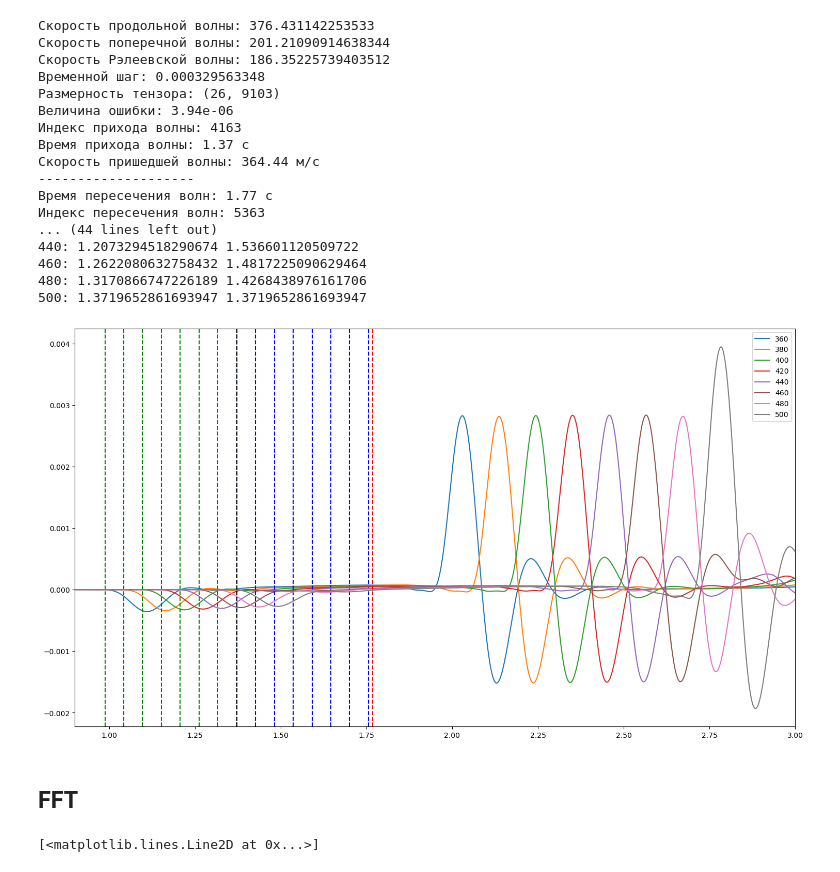
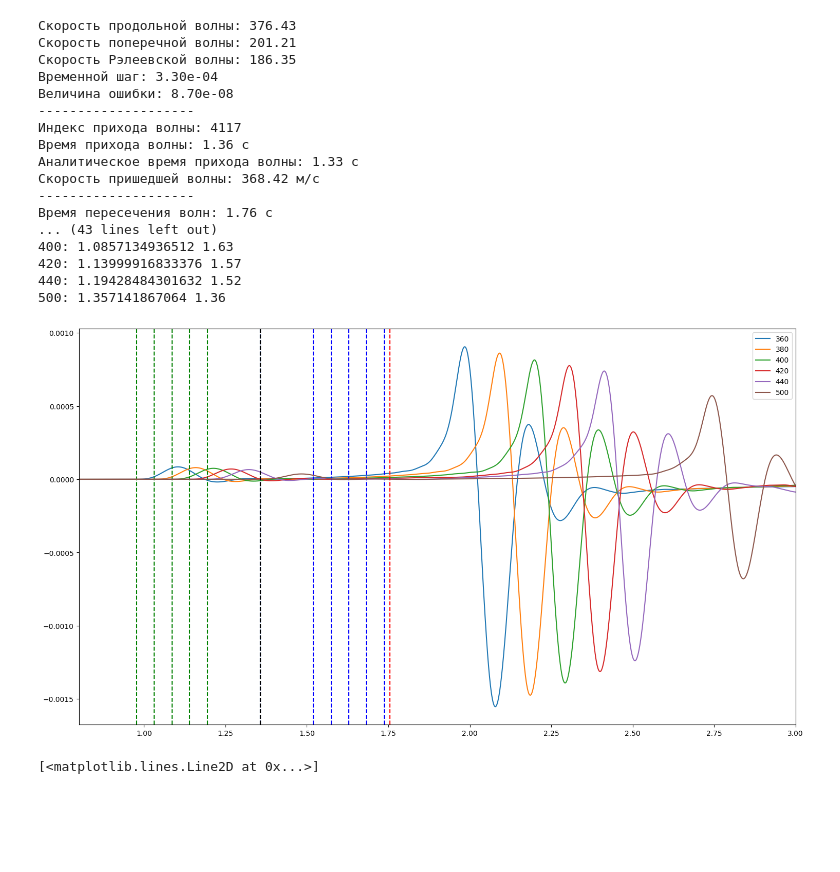
Before and after one commit to terilat/SGYAnalyzer, a Jupyter notebook: convergence_check.ipynb, the cells around one changed output. Drawn from its saved outputs; the diff is of its cells as text; code cells hidden in the pictures; blank space fills up the shorter version.

```diff
--- a/convergence_check.ipynb
+++ b/convergence_check.ipynb
@@ -329,0 +13,3 @@ print(demphire.tensors_list[20][7].shape)
+# %%
+tensor_0, time_line_0, time_evaluation_0 = get_seysmic_tensor(os.path.join('sgy_files'), exp='lamb_demphire_R_0_20_7')
+tensor_1, time_line_1, time_evaluation_1 = get_seysmic_tensor(os.path.join('sgy_files'), exp='lamb_demphire_R_01_20_7')
@@ -329,0 +43,5 @@ print(demphire.tensors_list[20][7].shape)
+# %%
+receiver_visibility = [True for _ in range(tensor_0['Uy'].shape[0])]
+# receiver_visibility[-1] = True
+# receiver_visibility[-2] = False
+# receiver_visibility[-3] = False
@@ -330,36 +85,34 @@ print(demphire.tensors_list[20][7].shape)
 # %%
 demphing_analysis(
+    tensor=tensor_1['Uy'],
+    time_line=time_line_0,
     size_block=20,
-    order=7,
-    variable=0,
-    epsilon_order=1e-3,
     T=3,
-    convergence_object=demphire,
     E=2e+8,
     nu=0.3,
     rho=1900,
     L=500,
-    x_0=0.9,
-    x_1=3
+    x_0=0.8,
+    x_1=3,
+    epsilon_order=1e-3,
+    receiver_visibility=receiver_visibility,
 )
 # %% [output]
-Скорость продольной волны: 376.431142253533
-Скорость поперечной волны: 201.21090914638344
-Скорость Рэлеевской волны: 186.35225739403512
-Временной шаг: 0.000329563348
-Размерность тензора: (26, 9103)
-Величина ошибки: 3.94e-06
-Индекс прихода волны: 4163
-Время прихода волны: 1.37 с
-Скорость пришедшей волны: 364.44 м/с
+Скорость продольной волны: 376.43
+Скорость поперечной волны: 201.21
+Скорость Рэлеевской волны: 186.35
+Временной шаг: 3.30e-04
+Величина ошибки: 8.70e-08
 --------------------
-Время пересечения волн: 1.77 с
-Индекс пересечения волн: 5363
-... (44 lines left out)
-440: 1.2073294518290674 1.536601120509722
-460: 1.2622080632758432 1.4817225090629464
-480: 1.3170866747226189 1.4268438976161706
-500: 1.3719652861693947 1.3719652861693947
+Индекс прихода волны: 4117
+Время прихода волны: 1.36 с
+Аналитическое время прихода волны: 1.33 с
+Скорость пришедшей волны: 368.42 м/с
+--------------------
+Время пересечения волн: 1.76 с
+... (43 lines left out)
+400: 1.0857134936512 1.63
+420: 1.13999916833376 1.57
+440: 1.19428484301632 1.52
+500: 1.357141867064 1.36
-[figure, old version]
+[figure, new version]
-# %% [markdown]
-## FFT
```
Also changed, not shown: parts of 20 cells of this notebook, 33 other files.
